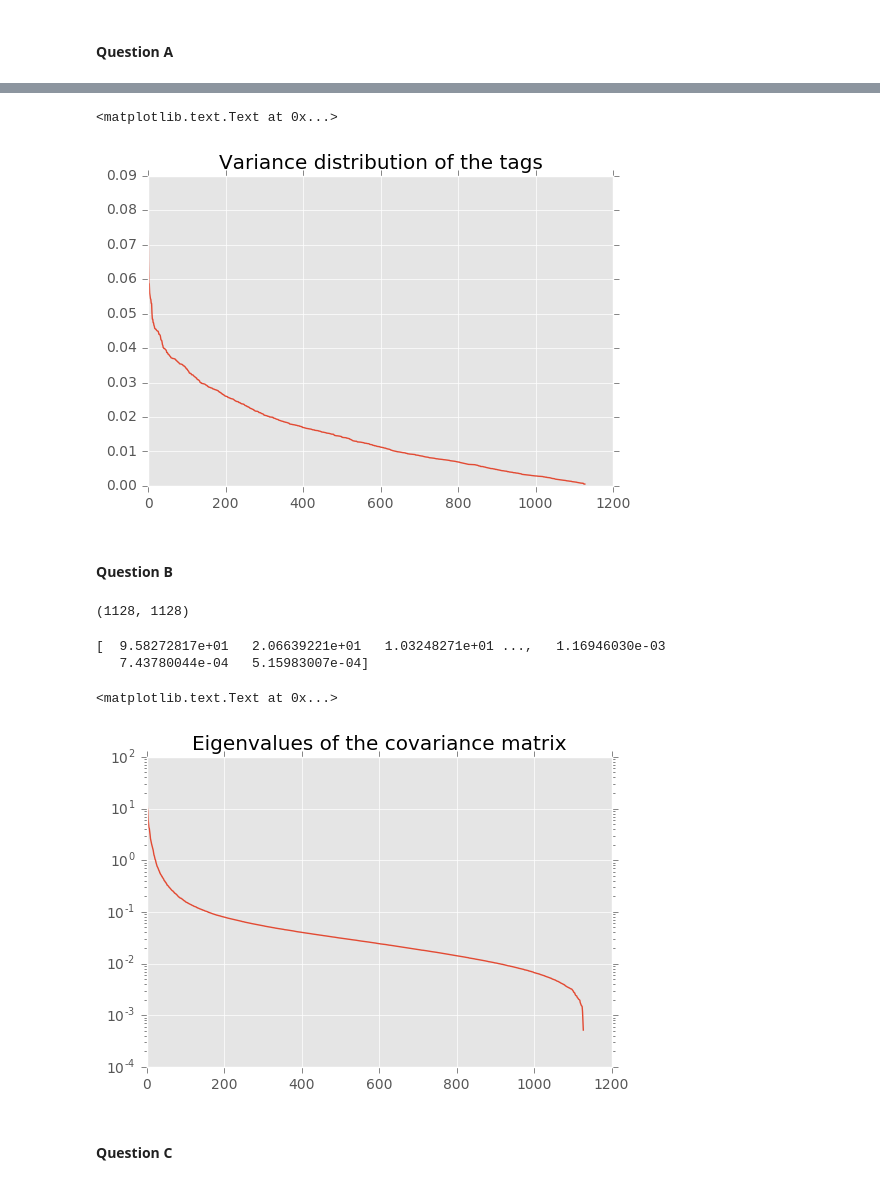
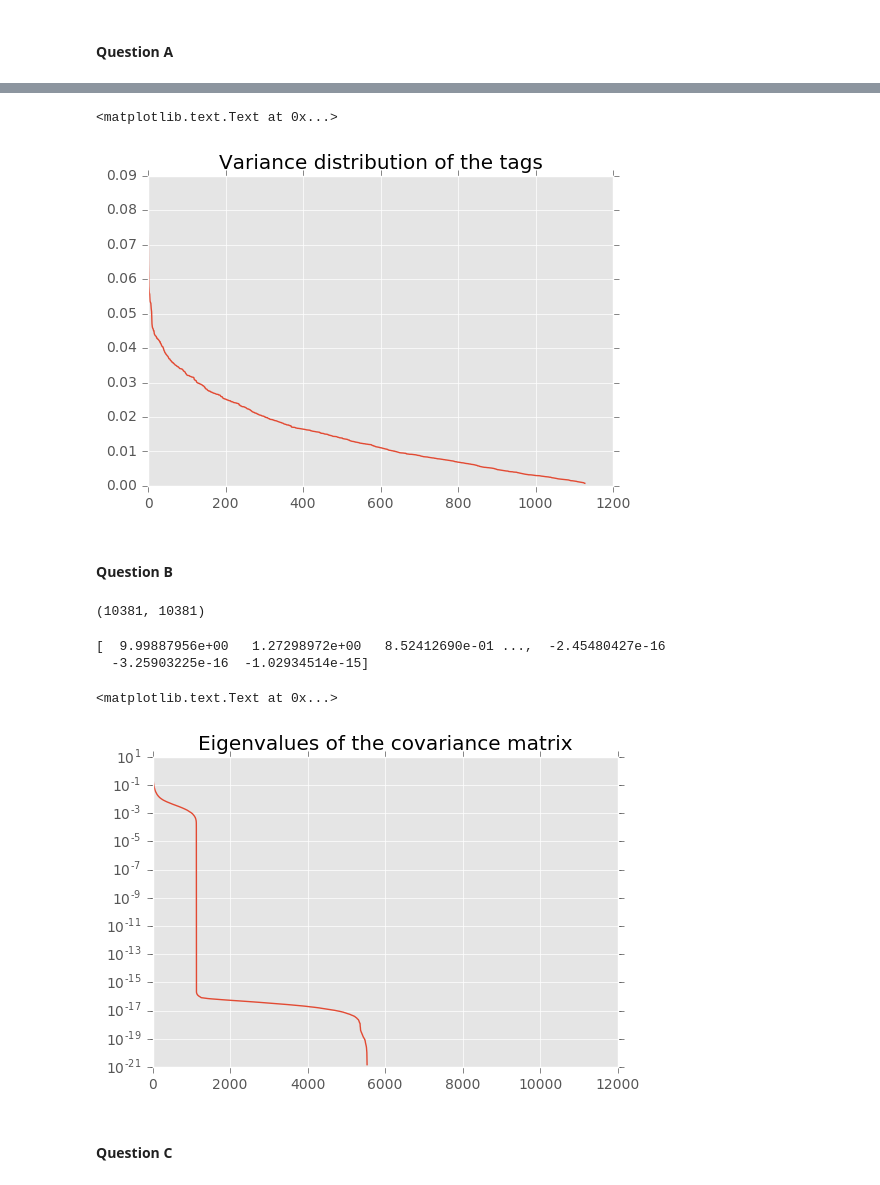
Before and after one commit to jeanbaptistebeau/Internet-Analytics-Notebooks, a Jupyter notebook: lab3/lab3-dimred.ipynb, the cells around one changed output, grey strips where cells are left out. Saved outputs shown, nothing was run; the diff lists cells and outputs as text; code cells hidden in the pictures.

```diff
--- a/lab3/lab3-dimred.ipynb
+++ b/lab3/lab3-dimred.ipynb
@@ -86,0 +53,3 @@ Xcentered = X - meanX
+# %%
+rows = mapped.map(lambda kv: list(kv[1].values()))
+M = np.matrix(rows.collect())
@@ -91,3 +66,5 @@ X.shape
+# %%
+M = M - np.mean(M, axis=0)
 # %% [markdown]
 #### Question A
 # %%
@@ -100,9 +76,8 @@ plt.title('Variance distribution of the movies')
 # %%
-var2 = sorted(np.var(X, 1).T.tolist()[0], key=lambda x: -x)
-plt.plot(var2)
+plt.plot(sorted(np.ravel(np.var(M, axis=1)), key=lambda x: -x))
 plt.title('Variance distribution of the tags')
 # %% [output]
 <matplotlib.text.Text at 0x...>
-[figure, old version]
+[figure, new version]
 # %% [markdown]
 #### Question B
@@ -111,4 +83,0 @@ covarianceMatrix = (Xcentered * Xcentered.T) / X.shape[0]
-# %%
-covarianceMatrix.shape
-# %% [output]
-(1128, 1128)
@@ -117,15 +84,23 @@ w, v = la.eigh(covarianceMatrix)
-# %%
-eigenvalues = -np.sort(-w)
-print(eigenvalues)
-# %% [output]
-[  9.58272817e+01   2.06639221e+01   1.03248271e+01 ...,   1.16946030e-03
-   7.43780044e-04   5.15983007e-04]
+# %%
+C = (M.T @ M) / M.shape[1]
+print(C.shape)
+# %% [output]
+(10381, 10381)
+# %%
+sorted_values, vectors = la.eigh(C)
+sorted_values = sorted_values[::-1]
+vectors = vectors[::-1]
+# %%
+print(sorted_values)
+# %% [output]
+[  9.99887956e+00   1.27298972e+00   8.52412690e-01 ...,  -2.45480427e-16
+  -3.25903225e-16  -1.02934514e-15]
 # %%
-plt.semilogy(eigenvalues)
+plt.semilogy(sorted_values)
 plt.title('Eigenvalues of the covariance matrix')
 # %% [output]
 <matplotlib.text.Text at 0x...>
-[figure, old version]
+[figure, new version]
 # %% [markdown]
 #### Question C
 # %% [markdown]
```
Also changed, not shown: parts of 56 cells of this notebook.
